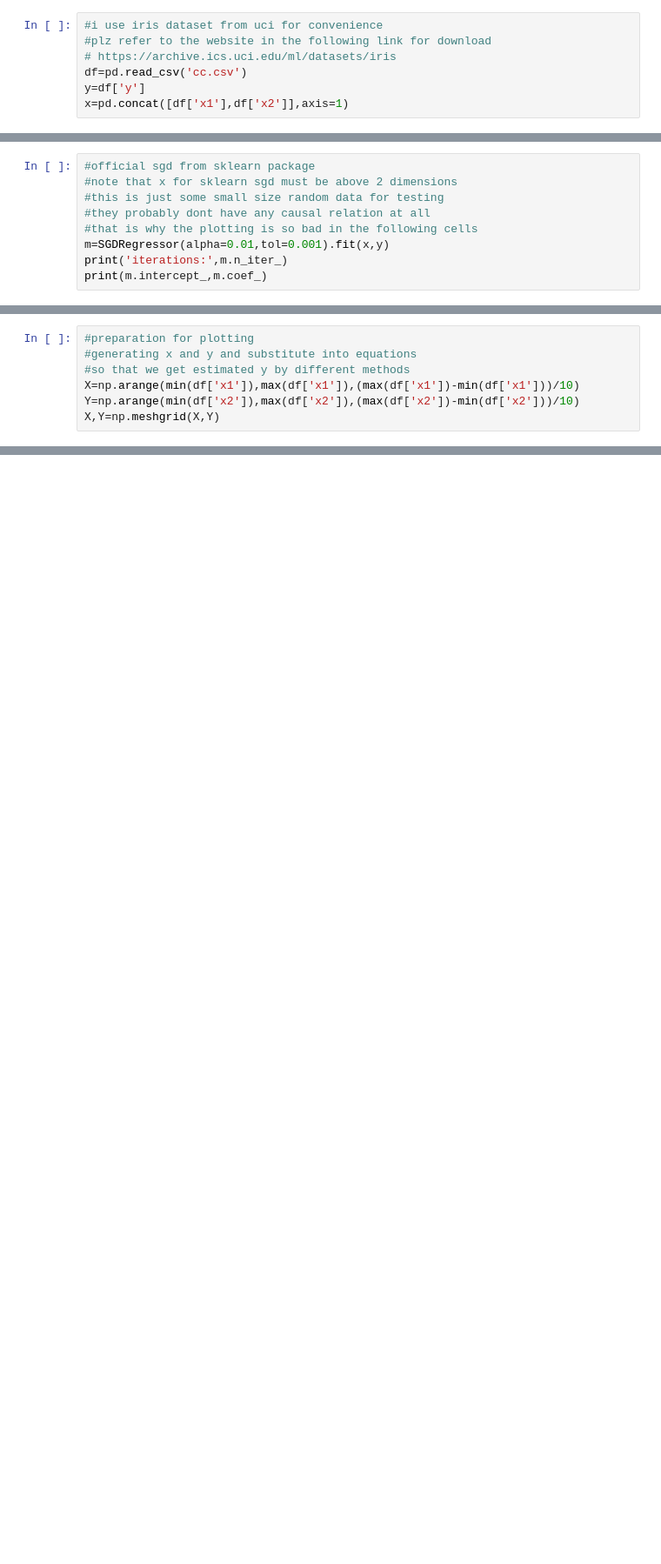
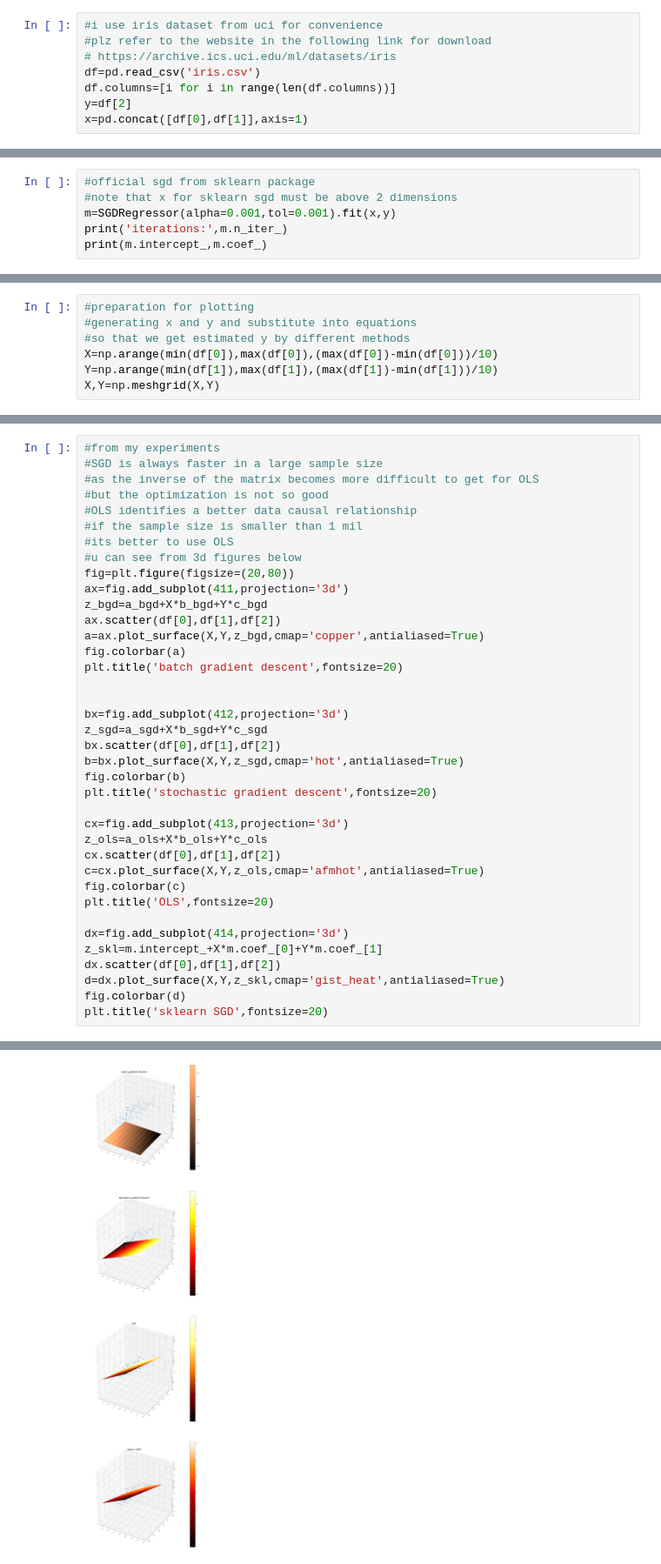
Before and after one commit to je-suis-tm/machine-learning, a Jupyter notebook: gradient descent.ipynb, the cells around one changed output, grey strips where cells are left out. Shown at 87% size. Drawn from its saved outputs; the diff is of its cells as text; blank space fills up the shorter version.

```diff
--- a/gradient descent.ipynb
+++ b/gradient descent.ipynb
@@ -115,9 +116,10 @@ def sgd(y,var,stop=0.001,learn=0.01,maxitr=1000):
 #i use iris dataset from uci for convenience
 #plz refer to the website in the following link for download
 # https://archive.ics.uci.edu/ml/datasets/iris
-df=pd.read_csv('cc.csv')
-y=df['y']
-x=pd.concat([df['x1'],df['x2']],axis=1)
+df=pd.read_csv('iris.csv')
+df.columns=[i for i in range(len(df.columns))]
+y=df[2]
+x=pd.concat([df[0],df[1]],axis=1)
 # %%
 a_bgd,b_bgd,c_bgd=bgd(y,x)
 print(a_bgd,b_bgd,c_bgd)
@@ -142,10 +144,7 @@ print(a_ols,b_ols,c_ols)
 # %%
 #official sgd from sklearn package
 #note that x for sklearn sgd must be above 2 dimensions
-#this is just some small size random data for testing
-#they probably dont have any causal relation at all
-#that is why the plotting is so bad in the following cells
-m=SGDRegressor(alpha=0.01,tol=0.001).fit(x,y)
+m=SGDRegressor(alpha=0.001,tol=0.001).fit(x,y)
 print('iterations:',m.n_iter_)
 print(m.intercept_,m.coef_)
 # %% [output]
@@ -155,6 +154,6 @@ iterations: 1000
 #preparation for plotting
 #generating x and y and substitute into equations
 #so that we get estimated y by different methods
-X=np.arange(min(df['x1']),max(df['x1']),(max(df['x1'])-min(df['x1']))/10)
-Y=np.arange(min(df['x2']),max(df['x2']),(max(df['x2'])-min(df['x2']))/10)
+X=np.arange(min(df[0]),max(df[0]),(max(df[0])-min(df[0]))/10)
+Y=np.arange(min(df[1]),max(df[1]),(max(df[1])-min(df[1]))/10)
 X,Y=np.meshgrid(X,Y)
@@ -192,0 +160,39 @@ dx.plot_surface(X,Y,z_skl)
+# %%
+#from my experiments
+#SGD is always faster in a large sample size
+#as the inverse of the matrix becomes more difficult to get for OLS
+#but the optimization is not so good
+#OLS identifies a better data causal relationship
+#if the sample size is smaller than 1 mil
+#its better to use OLS
+#u can see from 3d figures below
+fig=plt.figure(figsize=(20,80))
+ax=fig.add_subplot(411,projection='3d')
+z_bgd=a_bgd+X*b_bgd+Y*c_bgd
+ax.scatter(df[0],df[1],df[2])
+a=ax.plot_surface(X,Y,z_bgd,cmap='copper',antialiased=True)
+fig.colorbar(a)
+plt.title('batch gradient descent',fontsize=20)
+
+
+bx=fig.add_subplot(412,projection='3d')
+z_sgd=a_sgd+X*b_sgd+Y*c_sgd
+bx.scatter(df[0],df[1],df[2])
+b=bx.plot_surface(X,Y,z_sgd,cmap='hot',antialiased=True)
+fig.colorbar(b)
+plt.title('stochastic gradient descent',fontsize=20)
+
+cx=fig.add_subplot(413,projection='3d')
+z_ols=a_ols+X*b_ols+Y*c_ols
+cx.scatter(df[0],df[1],df[2])
+c=cx.plot_surface(X,Y,z_ols,cmap='afmhot',antialiased=True)
+fig.colorbar(c)
+plt.title('OLS',fontsize=20)
+
+dx=fig.add_subplot(414,projection='3d')
+z_skl=m.intercept_+X*m.coef_[0]+Y*m.coef_[1]
+dx.scatter(df[0],df[1],df[2])
+d=dx.plot_surface(X,Y,z_skl,cmap='gist_heat',antialiased=True)
+fig.colorbar(d)
+plt.title('sklearn SGD',fontsize=20)
+# %% [output]
@@ -192,0 +200 @@ dx.plot_surface(X,Y,z_skl)
+[figure, added]
```
Also changed, not shown: parts of 8 cells of this notebook.
